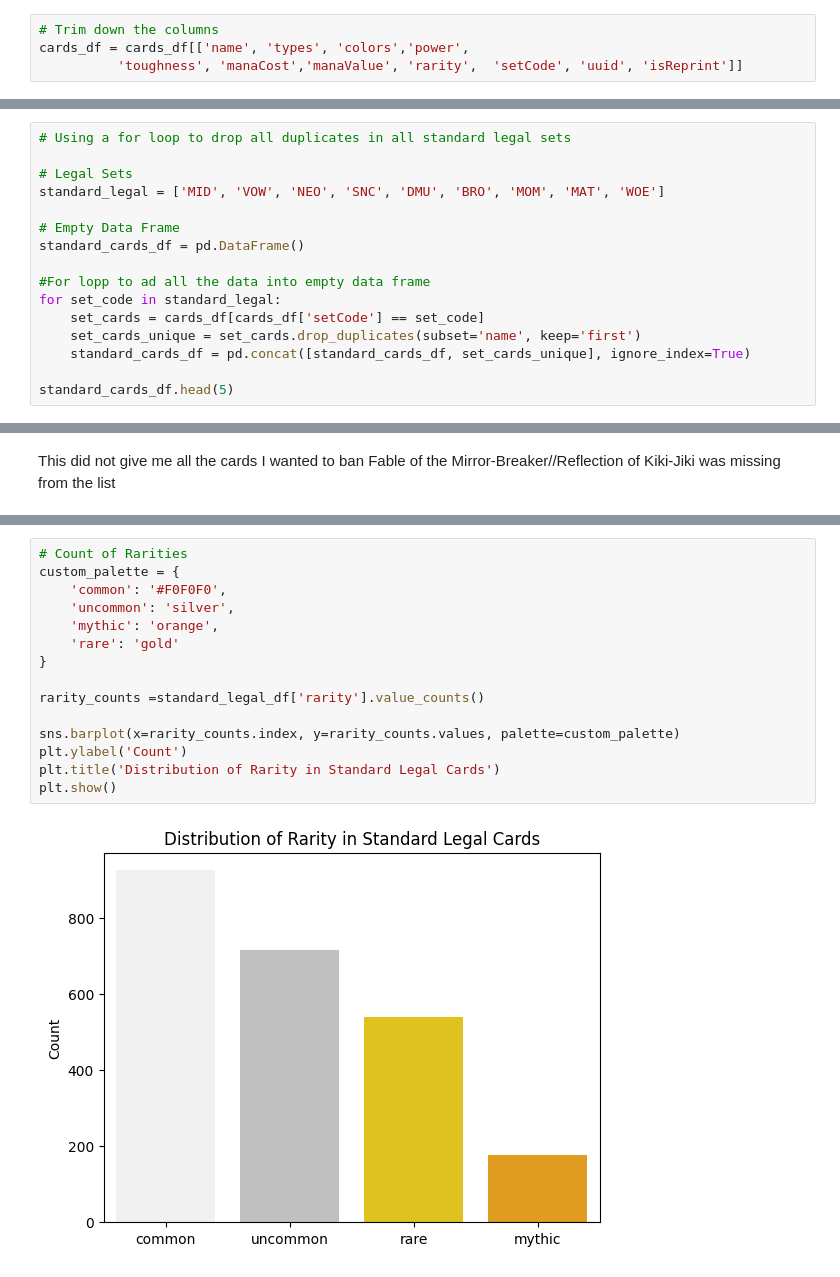
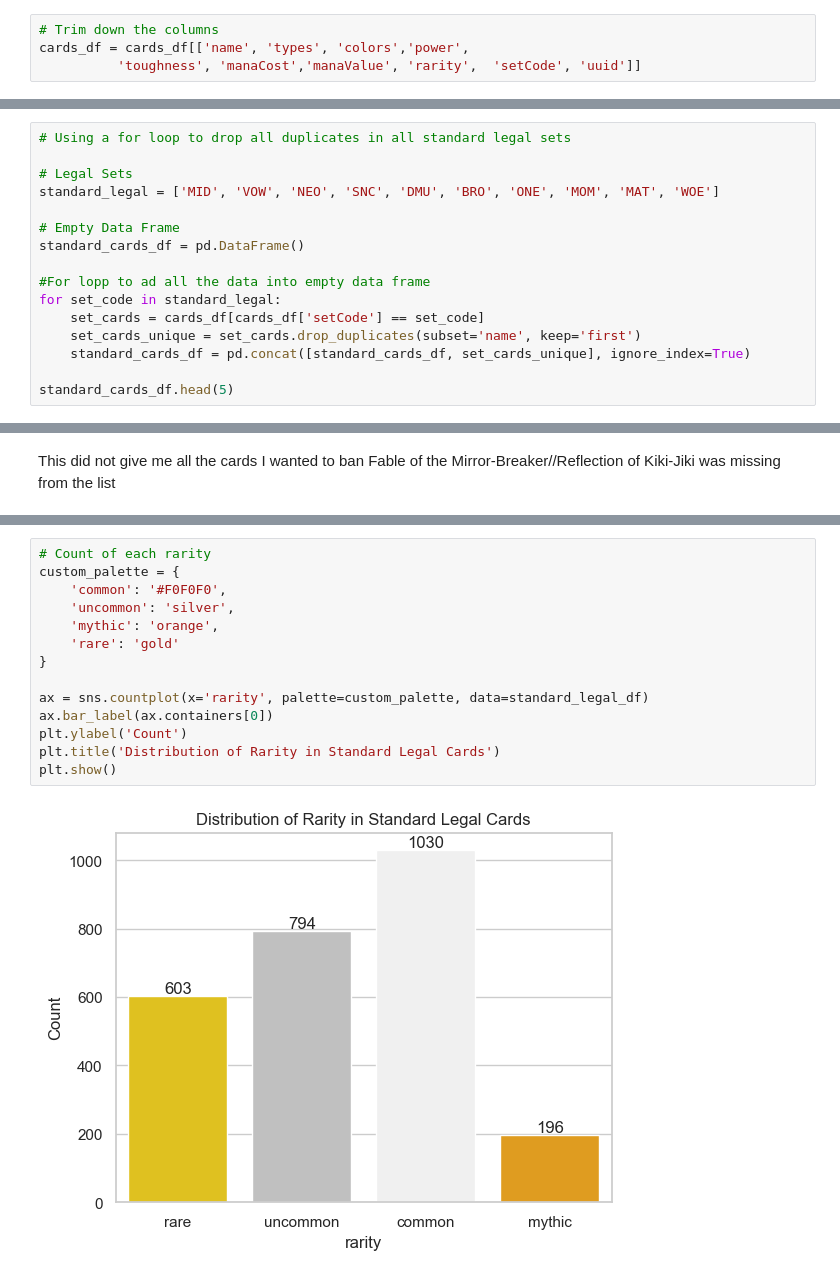
Before and after one commit to LouisHH0203/pet_projects, a Jupyter notebook: mtg_analysis.ipynb, the cells around one changed output, grey strips where cells are left out. Drawn from its saved outputs; the diff is of its cells as text.

```diff
--- a/mtg_analysis.ipynb
+++ b/mtg_analysis.ipynb
@@ -46,7 +30,7 @@ cards_df.columns.to_list()
 # %%
 # Trim down the columns
 cards_df = cards_df[['name', 'types', 'colors','power',
-          'toughness', 'manaCost','manaValue', 'rarity',  'setCode', 'uuid', 'isReprint']]
+          'toughness', 'manaCost','manaValue', 'rarity',  'setCode', 'uuid']]
 # %%
 # import price data
 price_df = pd.read_csv('data_files/cardPrices.csv')
@@ -187,7 +139,7 @@ mom_cards.head(5)
 # Using a for loop to drop all duplicates in all standard legal sets
 
 # Legal Sets
-standard_legal = ['MID', 'VOW', 'NEO', 'SNC', 'DMU', 'BRO', 'MOM', 'MAT', 'WOE']
+standard_legal = ['MID', 'VOW', 'NEO', 'SNC', 'DMU', 'BRO', 'ONE', 'MOM', 'MAT', 'WOE']
 
 # Empty Data Frame
 standard_cards_df = pd.DataFrame()
@@ -260,19 +221,18 @@ standard_legal_df.head(5)
 # %%
-# Count of Rarities
+# Count of each rarity
 custom_palette = {
     'common': '#F0F0F0',
     'uncommon': 'silver',
     'mythic': 'orange',
     'rare': 'gold'
 }
 
-rarity_counts =standard_legal_df['rarity'].value_counts()
-
-sns.barplot(x=rarity_counts.index, y=rarity_counts.values, palette=custom_palette)
+ax = sns.countplot(x='rarity', palette=custom_palette, data=standard_legal_df)
+ax.bar_label(ax.containers[0])
 plt.ylabel('Count')
 plt.title('Distribution of Rarity in Standard Legal Cards')
 plt.show()
 # %% [output]
-[figure, old version]
+[figure, new version]
 # %%
 # Count of card types
```
Also changed, not shown: parts of 36 cells of this notebook.
